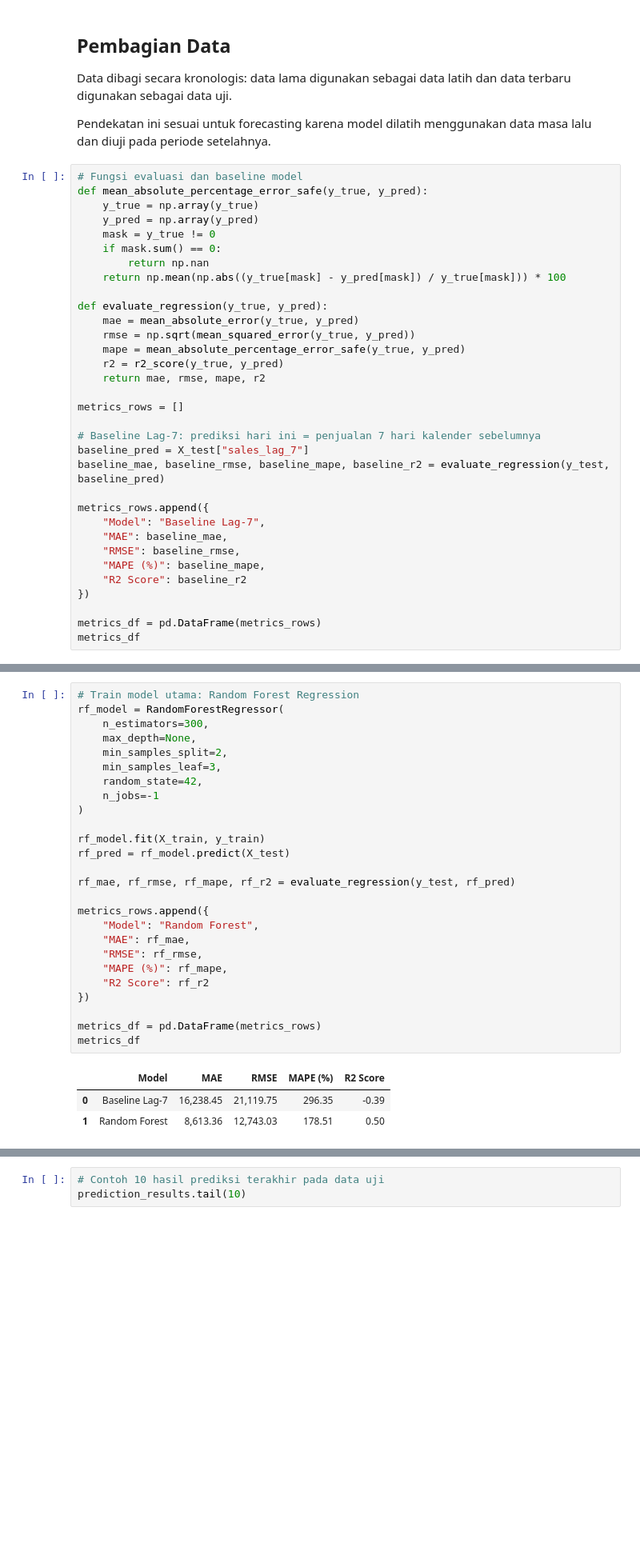
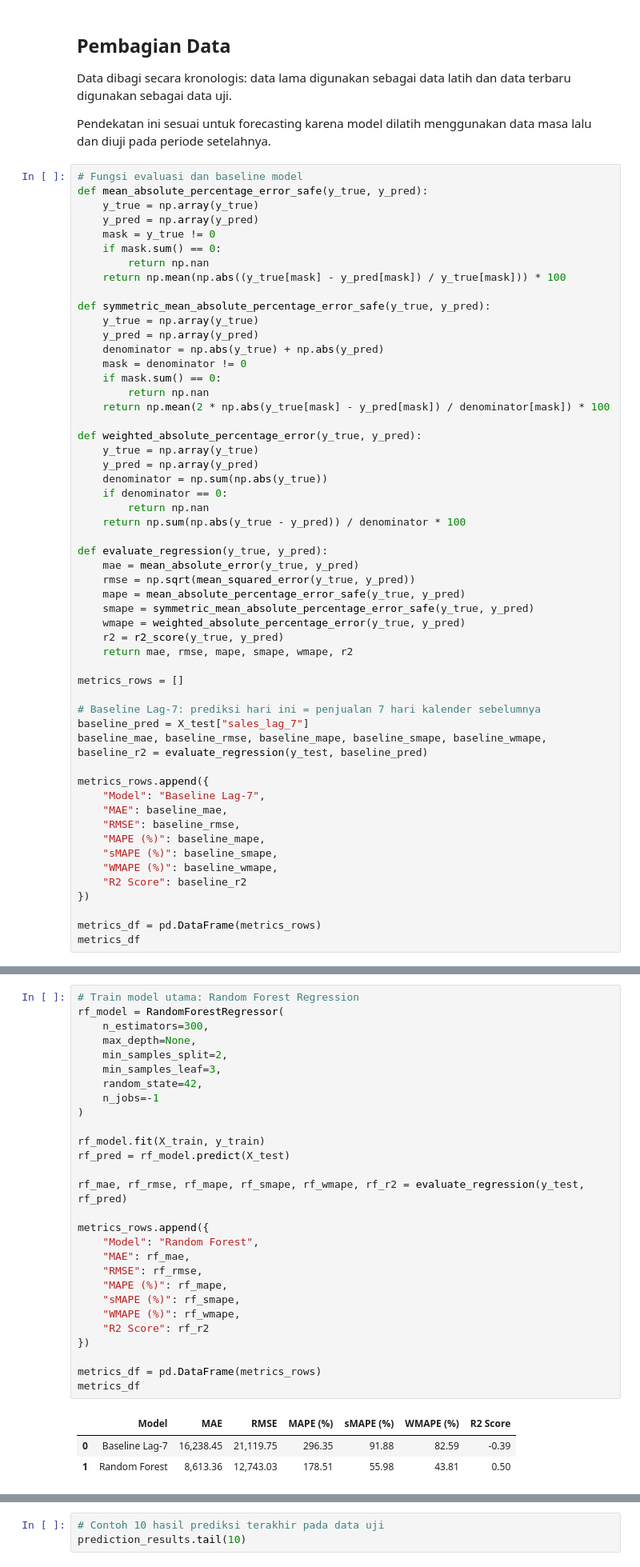
Before and after one commit to albertabayor/uas-peramlan, a Jupyter notebook: UAS_Peramalan_Random_Forest_Forecasting.ipynb, the cells around one changed output, grey strips where cells are left out. Shown at 80% size. Saved outputs shown, nothing was run; the diff lists cells and outputs as text; blank space fills up the shorter version.

Commit message:
Update Random Forest forecasting notebook

```diff
--- a/UAS_Peramalan_Random_Forest_Forecasting.ipynb
+++ b/UAS_Peramalan_Random_Forest_Forecasting.ipynb
@@ -490,24 +490,45 @@ def mean_absolute_percentage_error_safe(y_true, y_pred):
         return np.nan
     return np.mean(np.abs((y_true[mask] - y_pred[mask]) / y_true[mask])) * 100
 
+def symmetric_mean_absolute_percentage_error_safe(y_true, y_pred):
+    y_true = np.array(y_true)
+    y_pred = np.array(y_pred)
+    denominator = np.abs(y_true) + np.abs(y_pred)
+    mask = denominator != 0
+    if mask.sum() == 0:
+        return np.nan
+    return np.mean(2 * np.abs(y_true[mask] - y_pred[mask]) / denominator[mask]) * 100
+
+def weighted_absolute_percentage_error(y_true, y_pred):
+    y_true = np.array(y_true)
+    y_pred = np.array(y_pred)
+    denominator = np.sum(np.abs(y_true))
+    if denominator == 0:
+        return np.nan
+    return np.sum(np.abs(y_true - y_pred)) / denominator * 100
+
 def evaluate_regression(y_true, y_pred):
     mae = mean_absolute_error(y_true, y_pred)
     rmse = np.sqrt(mean_squared_error(y_true, y_pred))
     mape = mean_absolute_percentage_error_safe(y_true, y_pred)
+    smape = symmetric_mean_absolute_percentage_error_safe(y_true, y_pred)
+    wmape = weighted_absolute_percentage_error(y_true, y_pred)
     r2 = r2_score(y_true, y_pred)
-    return mae, rmse, mape, r2
+    return mae, rmse, mape, smape, wmape, r2
 
 metrics_rows = []
 
 # Baseline Lag-7: prediksi hari ini = penjualan 7 hari kalender sebelumnya
 baseline_pred = X_test["sales_lag_7"]
-baseline_mae, baseline_rmse, baseline_mape, baseline_r2 = evaluate_regression(y_test, baseline_pred)
+baseline_mae, baseline_rmse, baseline_mape, baseline_smape, baseline_wmape, baseline_r2 = evaluate_regression(y_test, baseline_pred)
 
 metrics_rows.append({
     "Model": "Baseline Lag-7",
     "MAE": baseline_mae,
     "RMSE": baseline_rmse,
     "MAPE (%)": baseline_mape,
+    "sMAPE (%)": baseline_smape,
+    "WMAPE (%)": baseline_wmape,
     "R2 Score": baseline_r2
 })
 
@@ -519,33 +540,35 @@ metrics_df
 # %%
 # Train model utama: Random Forest Regression
 rf_model = RandomForestRegressor(
     n_estimators=300,
     max_depth=None,
     min_samples_split=2,
     min_samples_leaf=3,
     random_state=42,
     n_jobs=-1
 )
 
 rf_model.fit(X_train, y_train)
 rf_pred = rf_model.predict(X_test)
 
-rf_mae, rf_rmse, rf_mape, rf_r2 = evaluate_regression(y_test, rf_pred)
+rf_mae, rf_rmse, rf_mape, rf_smape, rf_wmape, rf_r2 = evaluate_regression(y_test, rf_pred)
 
 metrics_rows.append({
     "Model": "Random Forest",
     "MAE": rf_mae,
     "RMSE": rf_rmse,
     "MAPE (%)": rf_mape,
+    "sMAPE (%)": rf_smape,
+    "WMAPE (%)": rf_wmape,
     "R2 Score": rf_r2
 })
 
 metrics_df = pd.DataFrame(metrics_rows)
 metrics_df
 # %% [output]
-|  | Model | MAE | RMSE | MAPE (%) | R2 Score |
-| 0 | Baseline Lag-7 | 16,238.45 | 21,119.75 | 296.35 | -0.39 |
-| 1 | Random Forest | 8,613.36 | 12,743.03 | 178.51 | 0.50 |
+|  | Model | MAE | RMSE | MAPE (%) | sMAPE (%) | WMAPE (%) | R2 Score |
+| 0 | Baseline Lag-7 | 16,238.45 | 21,119.75 | 296.35 | 91.88 | 82.59 | -0.39 |
+| 1 | Random Forest | 8,613.36 | 12,743.03 | 178.51 | 55.98 | 43.81 | 0.50 |
 # %% [markdown]
 ## Pemilihan Model dan Evaluasi
 
```
Also changed, not shown: parts of 6 cells of this notebook.
